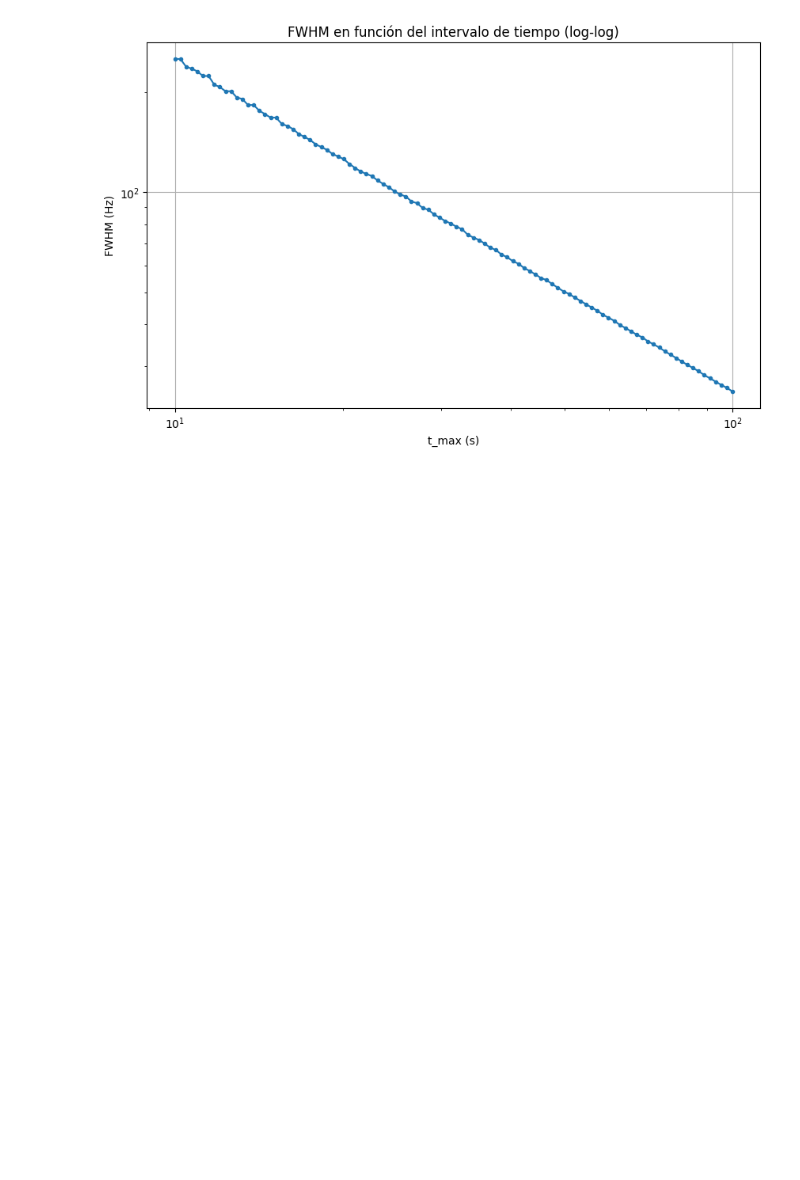
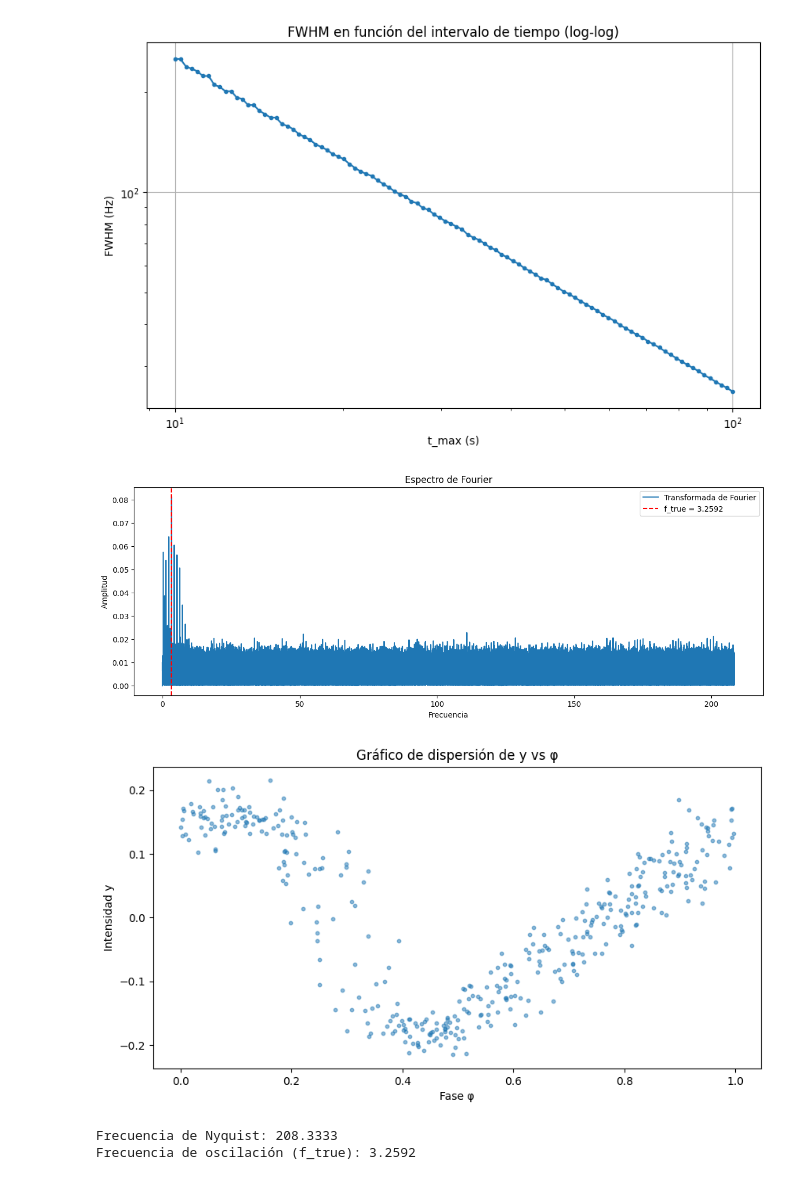
Before and after one commit to YeiferKmac/MetodosComputacionales2-G02, a Jupyter notebook: Tarea 2/Tarea2.ipynb, the cells around one changed output. Saved outputs shown, nothing was run; the diff lists cells and outputs as text; code cells hidden in the pictures; blank space fills up the shorter version.

```diff
--- a/Tarea 2/Tarea2.ipynb
+++ b/Tarea 2/Tarea2.ipynb
@@ -120,3 +121,53 @@ plt.grid(True)
 plt.show()
 # %% [output]
 [figure]
+# %%
+data = pd.read_csv("https://www.astrouw.edu.pl/ogle/ogle4/OCVS/lmc/cep/phot/I/OGLE-LMC-CEP-0001.dat", delimiter=" ")
+# %%
+t = data.iloc[:, 0].values  # Primera columna: tiempo
+y = data.iloc[:, 1].values  # Segunda columna: intensidad
+y -= np.mean(y) #Se resta la media para centrar la señal
+
+# Determinar frecuencia de Nyquist
+delta_t = np.min(np.diff(t))  # Paso de muestreo mínimo
+f_nyquist = 1 / (2 * delta_t)
+
+# Calcular la Transformada de Fourier
+f = np.linspace(0, f_nyquist, 500000)  # Frecuencias hasta Nyquist
+data_fourier = Fourier(t, y, f)
+data_fourier = np.abs(data_fourier) / len(y)
+
+
+# Encontrar la frecuencia de oscilación f_true
+peaks, _ = find_peaks(data_fourier)
+f_true = f[peaks[np.argmax(data_fourier[peaks])]]  # Pico más alto
+
+# Calcular la fase phi
+phi = np.mod(f_true * t, 1)
+
+# Graficar resultados
+plt.figure(figsize=(15, 5))
+plt.plot(f, data_fourier, label="Transformada de Fourier")
+plt.axvline(f_true, color='r', linestyle='--', label=f"f_true = {f_true:.4f}")
+plt.xlabel("Frecuencia")
+plt.ylabel("Amplitud")
+plt.legend()
+plt.title("Espectro de Fourier")
+plt.show()
+
+# Gráfico de dispersión de y vs phi
+plt.figure(figsize=(10, 5))
+plt.scatter(phi, y, alpha=0.5, s=10)
+plt.xlabel("Fase φ")
+plt.ylabel("Intensidad y")
+plt.title("Gráfico de dispersión de y vs φ")
+plt.show()
+
+# Imprimir valores clave
+print(f"Frecuencia de Nyquist: {f_nyquist:.4f}")
+print(f"Frecuencia de oscilación (f_true): {f_true:.4f}")
+# %% [output]
+[figure, added]
+[figure, added]
+Frecuencia de Nyquist: 208.3333
+Frecuencia de oscilación (f_true): 3.2592
```
Also changed, not shown: parts of 4 cells of this notebook.
